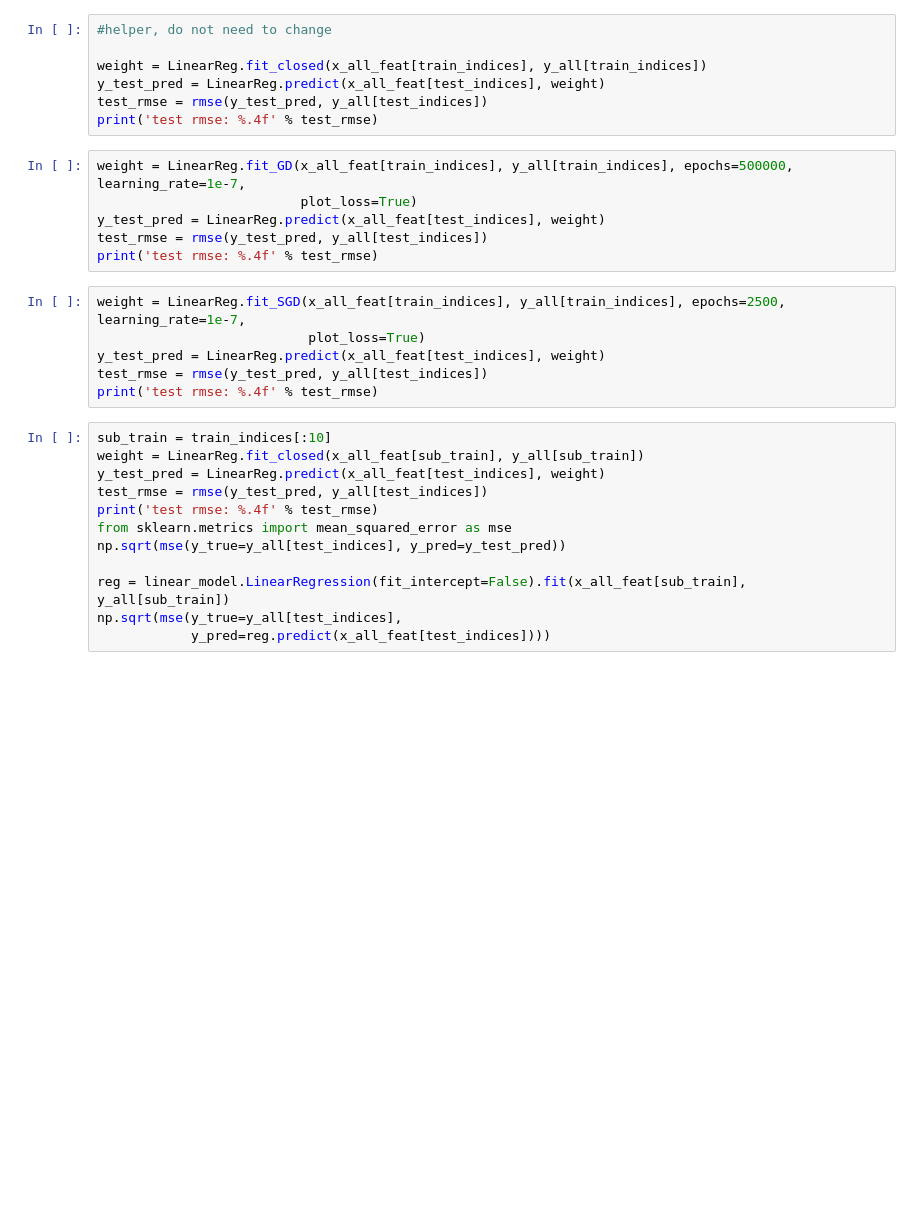
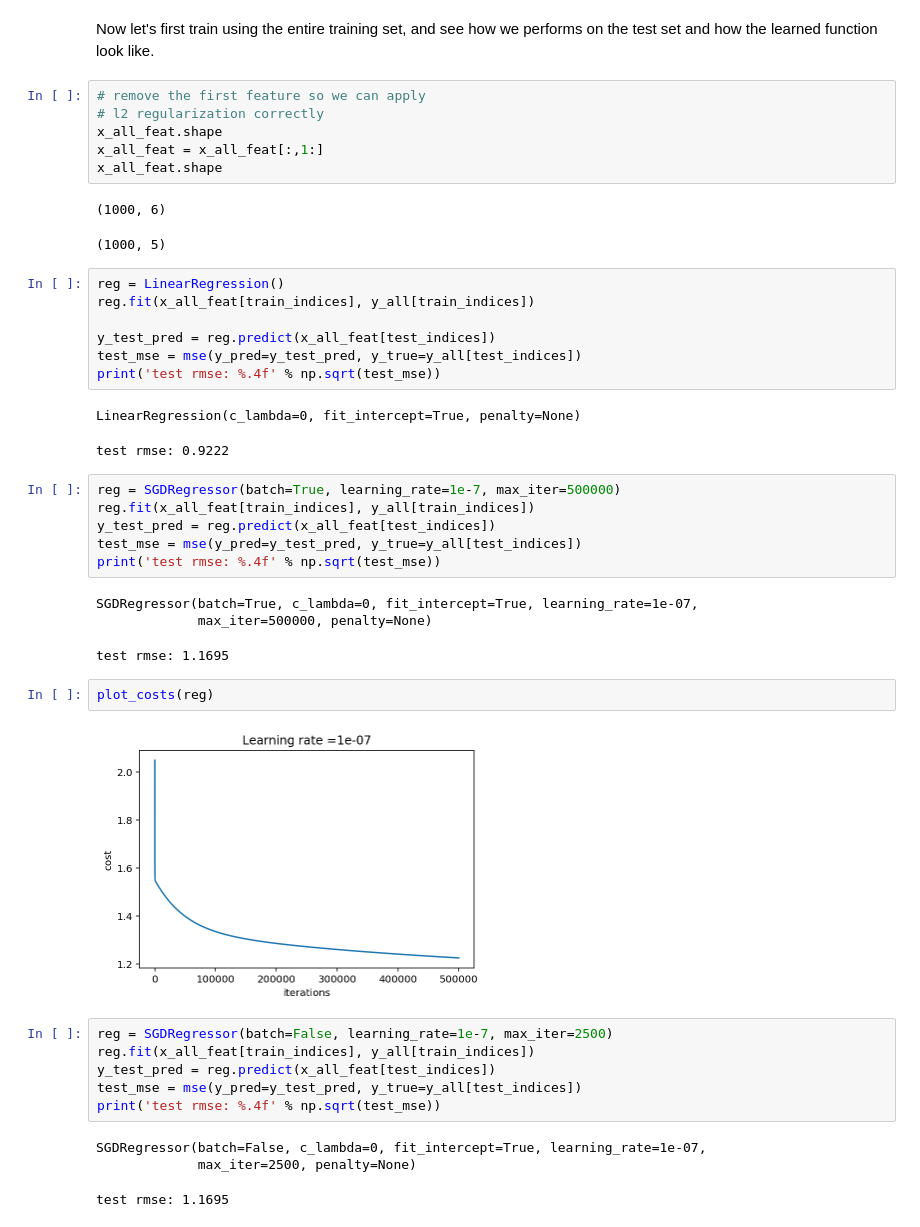
Before and after one commit to nickyfoto/learn, a Jupyter notebook: linear_regression_example.ipynb, the cells around one changed output. Drawn from its saved outputs; the diff is of its cells as text; blank space fills up the shorter version.

Commit message:
linear regression examples

```diff
--- a/linear_regression_example.ipynb
+++ b/linear_regression_example.ipynb
@@ -197,31 +67,45 @@ plot_curve(x_all[test_indices], y_all[test_indices], color='b')
+# %% [markdown]
+Now let's first train using the entire training set, and see how we performs on the test set and how the learned function look like.
+# %%
+# remove the first feature so we can apply
+# l2 regularization correctly
+x_all_feat.shape
+x_all_feat = x_all_feat[:,1:]
+x_all_feat.shape
+# %% [output]
+(1000, 6)
+(1000, 5)
 # %%
-#helper, do not need to change
+reg = LinearRegression()
+reg.fit(x_all_feat[train_indices], y_all[train_indices])
 
-weight = LinearReg.fit_closed(x_all_feat[train_indices], y_all[train_indices])
-y_test_pred = LinearReg.predict(x_all_feat[test_indices], weight)
-test_rmse = rmse(y_test_pred, y_all[test_indices])
-print('test rmse: %.4f' % test_rmse)
+y_test_pred = reg.predict(x_all_feat[test_indices])
+test_mse = mse(y_pred=y_test_pred, y_true=y_all[test_indices])
+print('test rmse: %.4f' % np.sqrt(test_mse))
+# %% [output]
+LinearRegression(c_lambda=0, fit_intercept=True, penalty=None)
+test rmse: 0.9222
 # %%
-weight = LinearReg.fit_GD(x_all_feat[train_indices], y_all[train_indices], epochs=500000, learning_rate=1e-7,
-                          plot_loss=True)
-y_test_pred = LinearReg.predict(x_all_feat[test_indices], weight)
-test_rmse = rmse(y_test_pred, y_all[test_indices])
-print('test rmse: %.4f' % test_rmse)
+reg = SGDRegressor(batch=True, learning_rate=1e-7, max_iter=500000)
+reg.fit(x_all_feat[train_indices], y_all[train_indices])
+y_test_pred = reg.predict(x_all_feat[test_indices])
+test_mse = mse(y_pred=y_test_pred, y_true=y_all[test_indices])
+print('test rmse: %.4f' % np.sqrt(test_mse))
+# %% [output]
+SGDRegressor(batch=True, c_lambda=0, fit_intercept=True, learning_rate=1e-07,
+             max_iter=500000, penalty=None)
+test rmse: 1.1695
+# %%
+plot_costs(reg)
+# %% [output]
+[figure, added]
 # %%
-weight = LinearReg.fit_SGD(x_all_feat[train_indices], y_all[train_indices], epochs=2500, learning_rate=1e-7,
-                           plot_loss=True)
-y_test_pred = LinearReg.predict(x_all_feat[test_indices], weight)
-test_rmse = rmse(y_test_pred, y_all[test_indices])
-print('test rmse: %.4f' % test_rmse)
+reg = SGDRegressor(batch=False, learning_rate=1e-7, max_iter=2500)
+reg.fit(x_all_feat[train_indices], y_all[train_indices])
+y_test_pred = reg.predict(x_all_feat[test_indices])
+test_mse = mse(y_pred=y_test_pred, y_true=y_all[test_indices])
+print('test rmse: %.4f' % np.sqrt(test_mse))
+# %% [output]
+SGDRegressor(batch=False, c_lambda=0, fit_intercept=True, learning_rate=1e-07,
+             max_iter=2500, penalty=None)
+test rmse: 1.1695
-# %%
-sub_train = train_indices[:10]
-weight = LinearReg.fit_closed(x_all_feat[sub_train], y_all[sub_train])
-y_test_pred = LinearReg.predict(x_all_feat[test_indices], weight)
-test_rmse = rmse(y_test_pred, y_all[test_indices])
-print('test rmse: %.4f' % test_rmse)
-from sklearn.metrics import mean_squared_error as mse
-np.sqrt(mse(y_true=y_all[test_indices], y_pred=y_test_pred))
-
-reg = linear_model.LinearRegression(fit_intercept=False).fit(x_all_feat[sub_train], y_all[sub_train])
-np.sqrt(mse(y_true=y_all[test_indices],
-            y_pred=reg.predict(x_all_feat[test_indices])))
```
Also changed, not shown: parts of 31 cells of this notebook, 3 other files.
